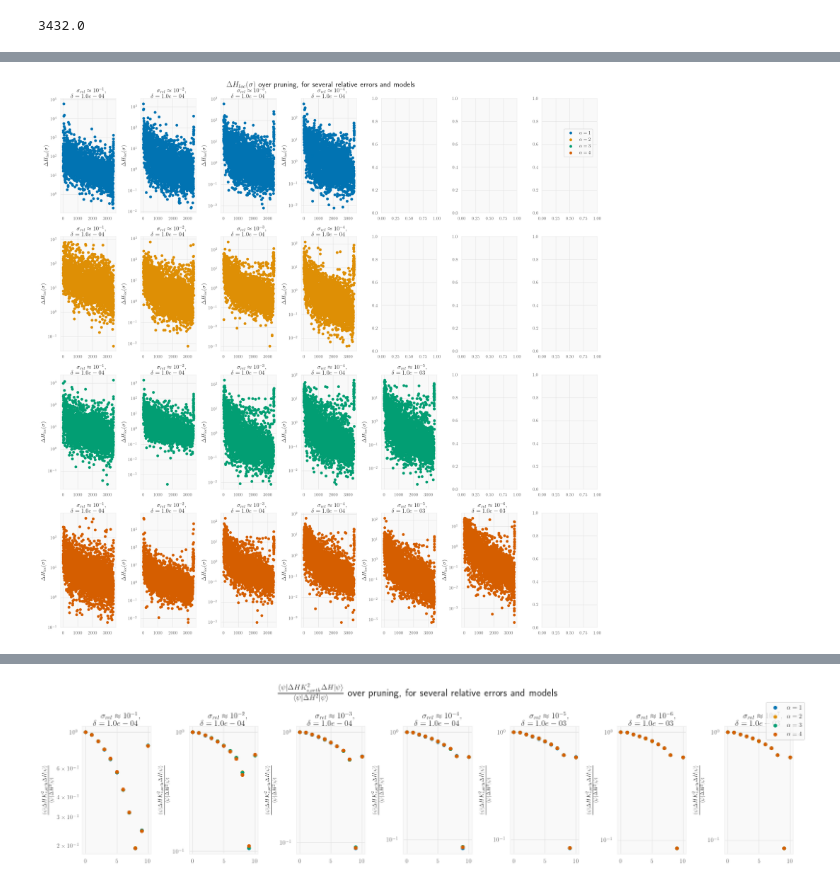
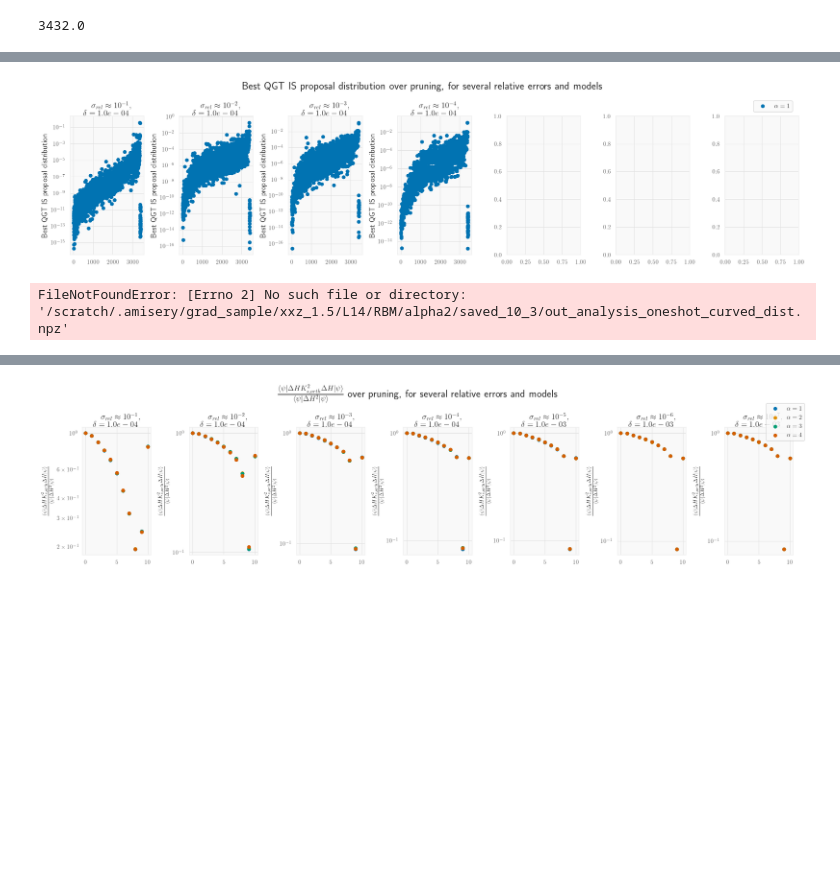
Before and after one commit to AntoineMsy/grad_sample, a Jupyter notebook: notebooks/multi_alpha_plot.ipynb, the cells around one changed output, grey strips where cells are left out. Saved outputs shown, nothing was run; the diff lists cells and outputs as text; code cells hidden in the pictures; blank space fills up the shorter version.

```diff
--- a/notebooks/multi_alpha_plot.ipynb
+++ b/notebooks/multi_alpha_plot.ipynb
@@ -21,3 +21,15 @@ import math
 math.factorial(14)/(math.factorial(7)**2)
 # %% [output]
 3432.0
+# %%
+model_key= "xxz_1.5"
+L = 14
+diag_shift = 3
+
+# model_key = "ising_1.0"
+# L=3
+# diag_shift = 10
+
+# model_key = "heisenberg1d_1.0_s0"
+# L=14
+# diag_shift = 4
@@ -166,16 +266,17 @@ def ntk_orth(dict, vals):
 # %%
-def plot_multi_alpha_val(alpha_max, key="ntk_sq", center=False, n_err = 5, strategy="curved_dist", model_key="ising_1.0", L=3):
+def plot_multi_alpha_val(alpha_max, key="ntk_sq", center=False, n_err = 5, strategy="curved_dist", model_key="ising_1.0", diag_shift=10, L=3, figsize=(20,20)):
     alpha_l = range(1, alpha_max)
     dict_l = []
     colors = sns.color_palette("colorblind", alpha_max)
     cmap = plt.cm.colors.ListedColormap(colors)
     for alpha in alpha_l:
-        path= f"/scratch/.amisery/grad_sample/{model_key}/L{L}/RBM/alpha{alpha}/saved_10_4/out_analysis_oneshot_{strategy}.npz"
+        path= f"/scratch/.amisery/grad_sample/{model_key}/L{L}/RBM/alpha{alpha}/saved_10_{diag_shift}/out_analysis_oneshot_{strategy}.npz"
         dict_l.append(jnp.load(path, allow_pickle=True)["arr_0"].item())
     n_err = n_err
     delta= dict_l[0]["commons"]["delta"]
-    fig, axes = plt.subplots(len(alpha_l), n_err-1, figsize=(20,20))
-
+    fig, axes = plt.subplots(len(alpha_l), n_err-1, figsize=figsize)
+    if len(axes.shape)==1:
+        axes = axes[None,:]
     for j in tqdm(range(1,n_err)):
         for i in tqdm(range(len(alpha_l))):
             out_dict = dict_l[i]
@@ -243,9 +345,11 @@ def plot_multi_alpha_val_one(alpha_max, key="ntk_sq", center=False, n_err = 5, s
     fig.legend(unique.values(), unique.keys(), bbox_to_anchor=(1.01,0.9))
     fig.suptitle(name + " over pruning, for several relative errors and models", fontsize=20)
     plt.tight_layout()
+# %%
+plot_multi_alpha_val(2, model_key=model_key, diag_shift = diag_shift, L=L, n_err=8, key="best_estim_qgt", figsize=(20,5))
+# %% [output]
+[figure, added]
 # %%
-model_key = "heisenberg1d_1.0_s0"
-L=14
-plot_multi_alpha_val(5, model_key=model_key, L=L, n_err=8, key="hloc")
+plot_multi_alpha_val_one(5, model_key=model_key, L=L, n_err=5, key="ntk_orth")
 # %% [output]
-[figure, removed]
+FileNotFoundError: [Errno 2] No such file or directory: '/scratch/.amisery/grad_sample/xxz_1.5/L14/RBM/alpha2/saved_10_3/out_analysis_oneshot_curved_dist.npz'
```
Also changed, not shown: parts of 9 cells of this notebook, 31 other files.
